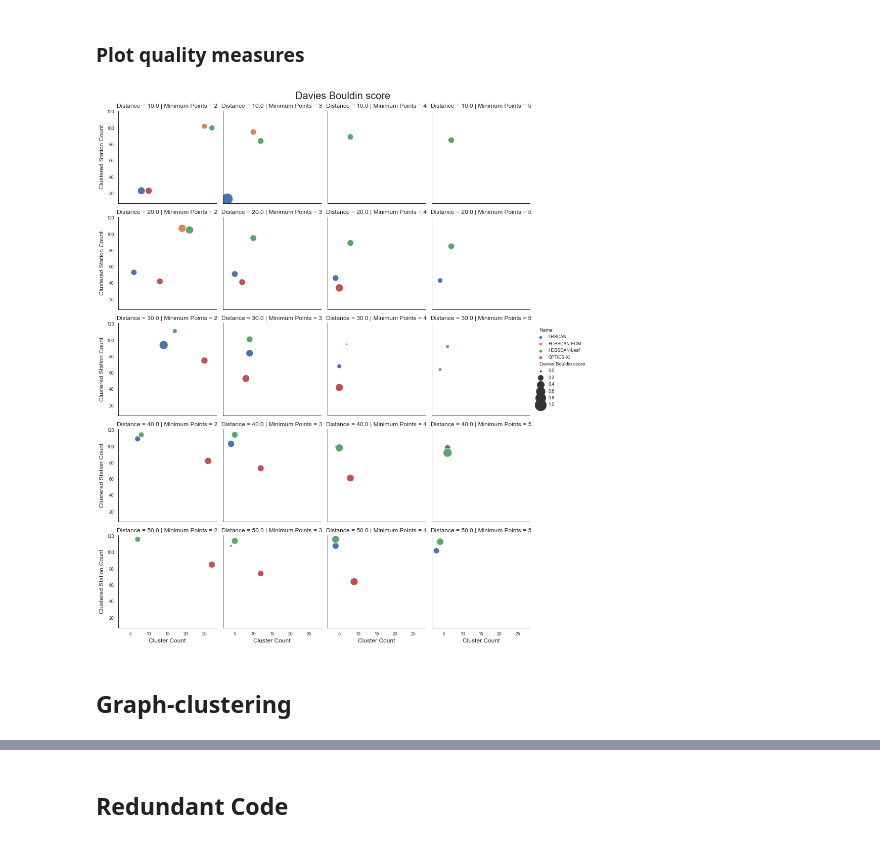
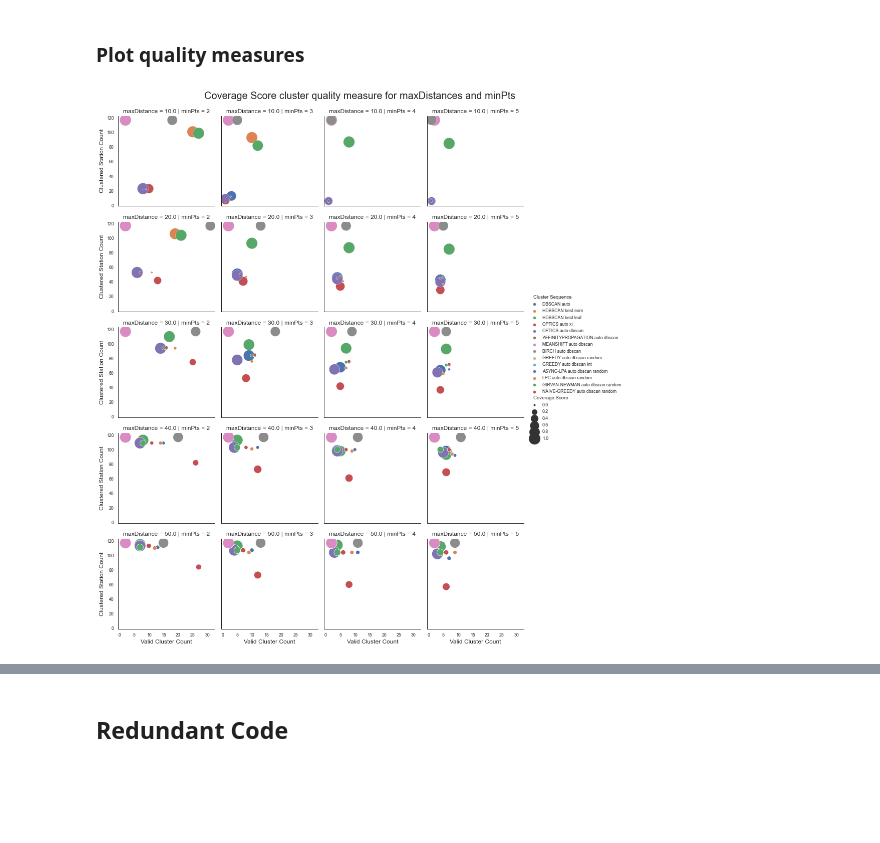
Before and after one commit to waidyanatha/quasar, a Jupyter notebook: experiments/1a_experiment_results_analysis.ipynb, the cells around one changed output, grey strips where cells are left out. Drawn from its saved outputs; the diff is of its cells as text; code cells hidden in the pictures; blank space fills up the shorter version.

```diff
--- a/experiments/1a_experiment_results_analysis.ipynb
+++ b/experiments/1a_experiment_results_analysis.ipynb
@@ -202,15 +265,15 @@ from sklearn.preprocessing import StandardScaler, MinMaxScaler
 #scaler = StandardScaler()
 scaler = MinMaxScaler()
 
-cloud_norm_df = cloud_clust_df.copy()
-lst_norm_cols = list(['Silhouette Coefficient',
-                      'Calinski Harabaz score',
-                      'Davies Bouldin score',
-                      'Dunn Index'])
+_norm_df = _results_df.copy()
+#lst_norm_cols = list(['Silhouette Coefficient',
+#                      'Calinski Harabaz score',
+#                      'Davies Bouldin score',
+#                      'Dunn Index'])
 for col in lst_norm_cols:
-    scaled = scaler.fit_transform(np.array(cloud_norm_df[col]).reshape(-1,1))
-    cloud_norm_df[col] = pd.DataFrame(scaled)
-cloud_norm_df = cloud_norm_df.dropna()
+    scaled = scaler.fit_transform(np.array(_norm_df[col]).reshape(-1,1))
+    _norm_df[col] = pd.DataFrame(scaled)
+_norm_df = _norm_df.dropna()
 print('Normalization complete!')
 # %% [output]
 Normalization complete!
@@ -295,32 +360,43 @@ Dunn Index Mean = 0.2288 & Variance = 0.0671 [Normal distribution]
 # %%
 import seaborn as sns
 import matplotlib.pyplot as plt
 %matplotlib inline
 
+''' @parameter
+    use any of the quality measures to view a plot of the cluster sizes and number of stations clustered
+    _s_size = {"Silhouette Coefficient","Calinski Harabaz score","Davies Bouldin score","Dunn Index",
+            "Modularity","Conductance Average","Coverage Score","Performance Score"])
+'''
+_s_size = "Coverage Score"
+
+''' Copy the dataframe of normalized quality measures '''
+_plot_df = _norm_df.copy()
+_plot_df=_plot_df.rename(columns={"Minimum Distance": "maxDistance", "Minimum Points": "minPts"})
 #plot_qlty_msr_df=[cloud_norm_df['Method','Cluster Count','Clustered Station Count',
 #                          'Minimum Points','Distance','Davies Bouldin score']]
 #plt.figure(figsize=(5,5))
-plt.rcParams['figure.figsize']=(5,5)
+plt.rcParams['figure.figsize']=(10,10)
 #fig, g = plt.subplots(2, 2, figsize=(15,2*5), dpi=100, sharex=True, sharey=True)
 sns.set_style("white")
 sns.set_context("paper",
                 rc={"font.size":12, "axes.labelsize":12},
                 font_scale=1.0)
 g=sns.relplot(
-    data=cloud_norm_df,
-    row='Distance', col='Minimum Points',
-    x="Cluster Count", y="Clustered Station Count",
-    hue="Name", size="Davies Bouldin score",
+    data=_plot_df,
+    row='maxDistance', col='minPts',
+    x="Valid Cluster Count", y="Clustered Station Count",
+    hue="Cluster Sequence", size=_s_size,
     palette='deep', sizes=(10, 500),
     height=3.0
     #facet_kws={'sharey': True, 'sharex': True} --- doesn't work
 )
 
-plt.suptitle('Davies Bouldin score',y=1.01, size=20)
+plt.suptitle(_s_size+" cluster quality measure for maxDistances and minPts",y=1.02, size=20)
 #g.fig.legend(markerscale=1.2)
-plt.savefig('../images/outputs/cloud_cluster_relational_plot.png', bbox_inches='tight')
+
+_s_plot_save_file = str("../images/outputs/relplot "+_s_size+".png").replace(" ","_")
+plt.savefig(_s_plot_save_file, bbox_inches='tight')
+#plt.savefig('../images/outputs/cluster_relational_plot.png', bbox_inches='tight')
 plt.show()
 # %% [output]
-[figure, old version]
+[figure, new version]
-# %% [markdown]
-## Graph-clustering
```
Also changed, not shown: parts of 24 cells of this notebook, 6 other files.
